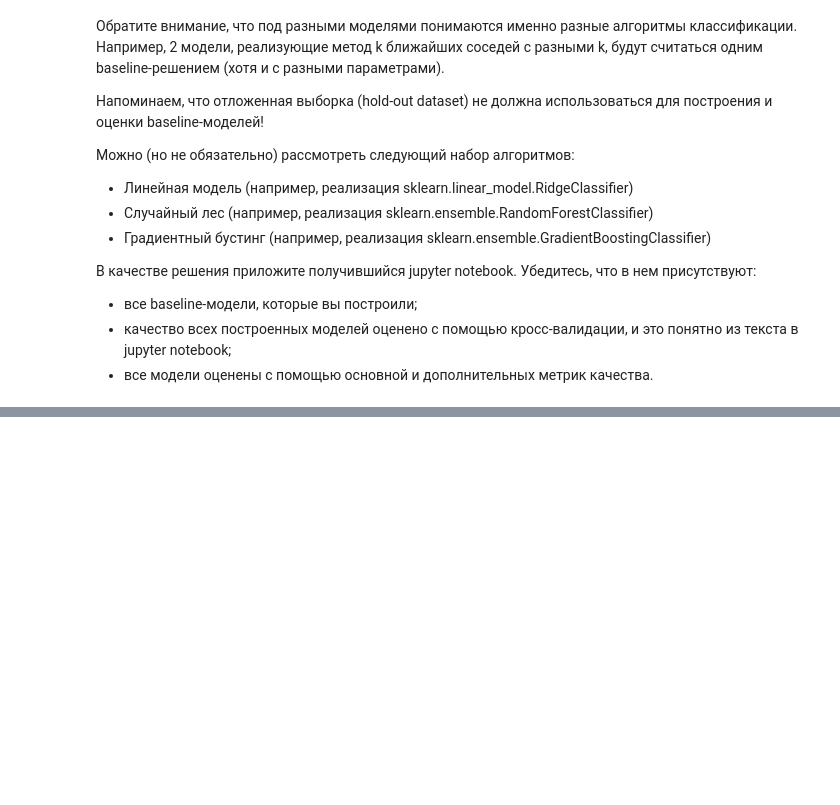
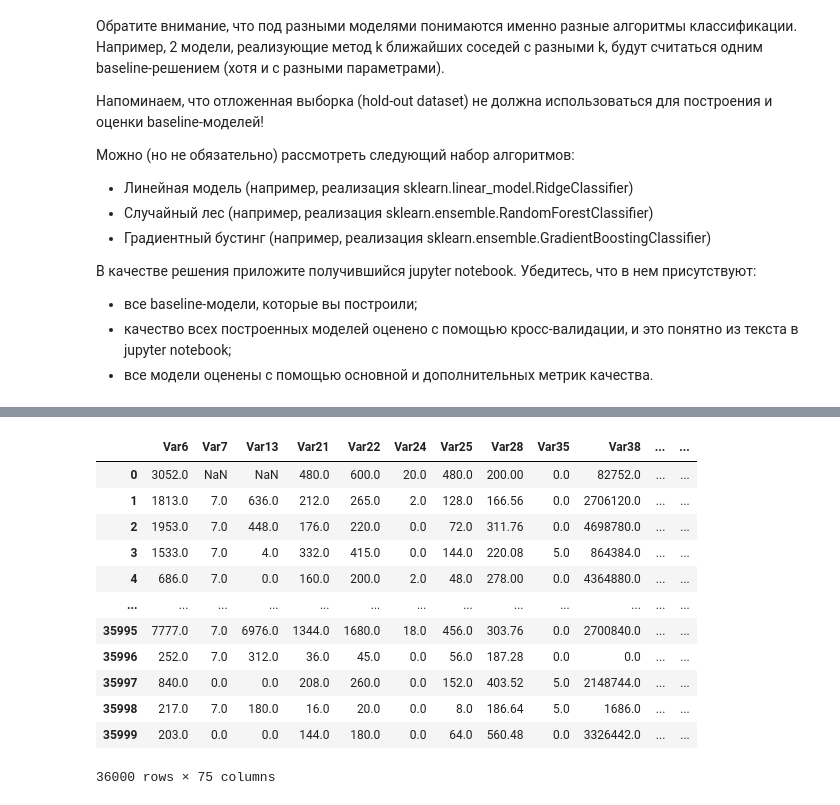
Before and after one commit to lobanovmikh/Projects, a Jupyter notebook: Coursera/Week 3.ipynb, the cells around one changed output, grey strips where cells are left out. Drawn from its saved outputs; the diff is of its cells as text; code cells hidden in the pictures; blank space fills up the shorter version.

```diff
--- a/Coursera/Week 3.ipynb
+++ b/Coursera/Week 3.ipynb
@@ -81,0 +86,19 @@ x_data.iloc[:,:190]
+# %%
+X = pd.concat([X, X.isnull().sum(axis=1)], axis=1)
+# %%
+X.rename(columns={0:'MissInRow'}, inplace=True)
+X
+# %% [output]
+|  | Var6 | Var7 | Var13 | Var21 | Var22 | Var24 | Var25 | Var28 | Var35 | Var38 | ... | ... |
+| 0 | 3052.0 | NaN | NaN | 480.0 | 600.0 | 20.0 | 480.0 | 200.00 | 0.0 | 82752.0 | ... | ... |
+| 1 | 1813.0 | 7.0 | 636.0 | 212.0 | 265.0 | 2.0 | 128.0 | 166.56 | 0.0 | 2706120.0 | ... | ... |
+| 2 | 1953.0 | 7.0 | 448.0 | 176.0 | 220.0 | 0.0 | 72.0 | 311.76 | 0.0 | 4698780.0 | ... | ... |
+| 3 | 1533.0 | 7.0 | 4.0 | 332.0 | 415.0 | 0.0 | 144.0 | 220.08 | 5.0 | 864384.0 | ... | ... |
+| 4 | 686.0 | 7.0 | 0.0 | 160.0 | 200.0 | 2.0 | 48.0 | 278.00 | 0.0 | 4364880.0 | ... | ... |
+| ... | ... | ... | ... | ... | ... | ... | ... | ... | ... | ... | ... | ... |
+| 35995 | 7777.0 | 7.0 | 6976.0 | 1344.0 | 1680.0 | 18.0 | 456.0 | 303.76 | 0.0 | 2700840.0 | ... | ... |
+| 35996 | 252.0 | 7.0 | 312.0 | 36.0 | 45.0 | 0.0 | 56.0 | 187.28 | 0.0 | 0.0 | ... | ... |
+| 35997 | 840.0 | 0.0 | 0.0 | 208.0 | 260.0 | 0.0 | 152.0 | 403.52 | 5.0 | 2148744.0 | ... | ... |
+| 35998 | 217.0 | 7.0 | 180.0 | 16.0 | 20.0 | 0.0 | 8.0 | 186.64 | 5.0 | 1686.0 | ... | ... |
+| 35999 | 203.0 | 0.0 | 0.0 | 144.0 | 180.0 | 0.0 | 64.0 | 560.48 | 0.0 | 3326442.0 | ... | ... |
+36000 rows × 75 columns
```
Also changed, not shown: parts of 17 cells of this notebook.
